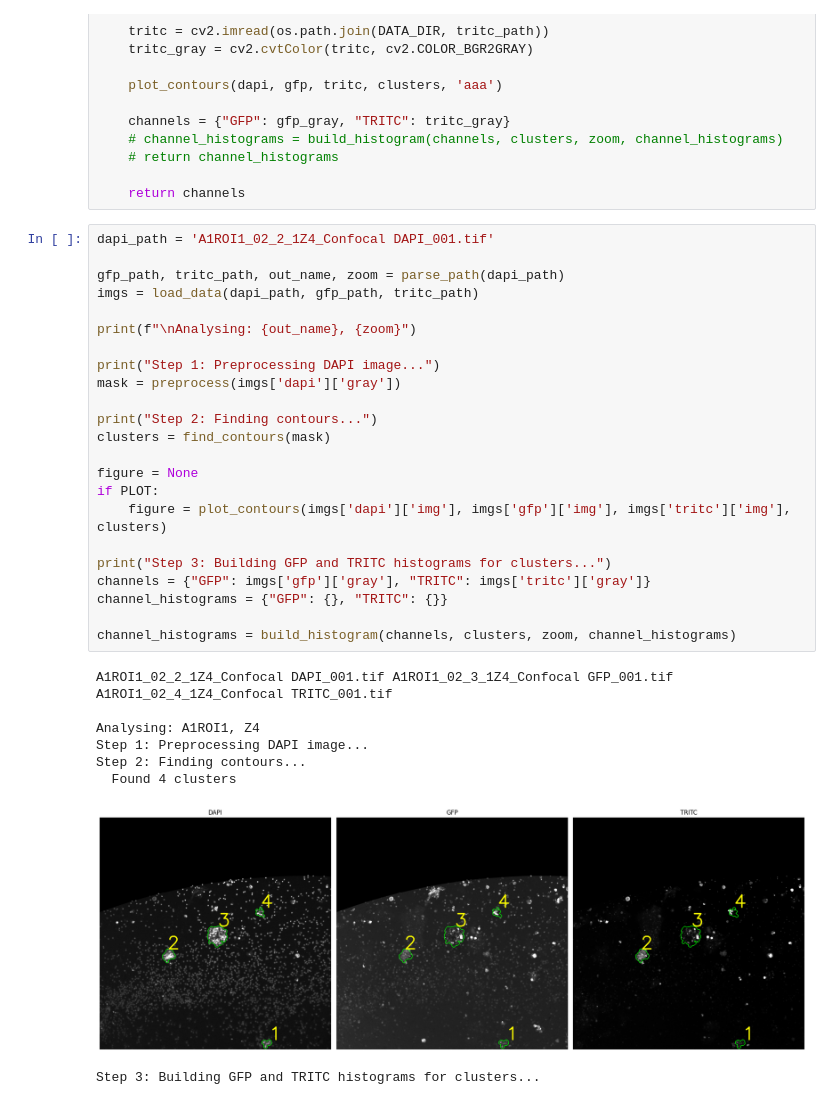
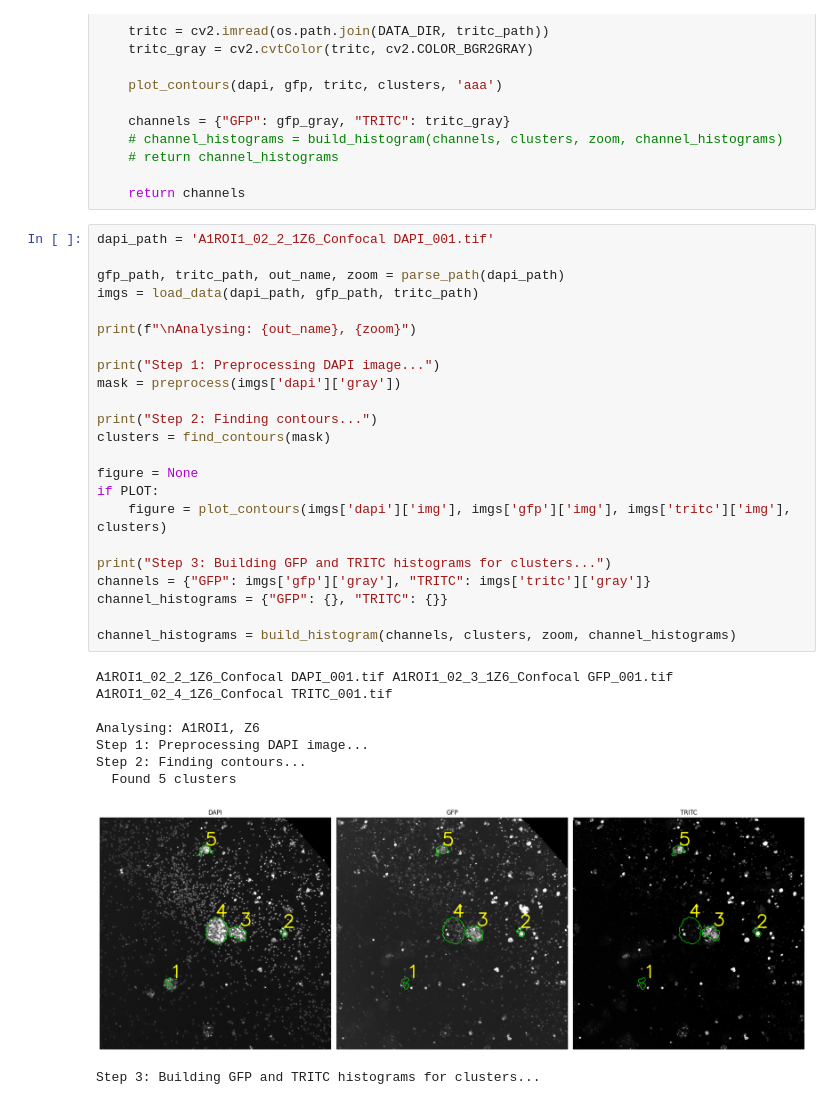
Before and after one commit to kuko6/roi-analysis, a Jupyter notebook: nb.ipynb, the cells around one changed output. Saved outputs shown, nothing was run; the diff lists cells and outputs as text.

```diff
--- a/nb.ipynb
+++ b/nb.ipynb
@@ -248,35 +269,35 @@ def additional_images(zoom: str, dapi_path: str, clusters, channel_histogramsan)
 
     return channels
 # %%
-dapi_path = 'A1ROI1_02_2_1Z4_Confocal DAPI_001.tif'
+dapi_path = 'A1ROI1_02_2_1Z6_Confocal DAPI_001.tif'
 
 gfp_path, tritc_path, out_name, zoom = parse_path(dapi_path)
 imgs = load_data(dapi_path, gfp_path, tritc_path)
 
 print(f"\nAnalysing: {out_name}, {zoom}")
 
 print("Step 1: Preprocessing DAPI image...")
 mask = preprocess(imgs['dapi']['gray'])
 
 print("Step 2: Finding contours...")
 clusters = find_contours(mask)
 
 figure = None
 if PLOT:
     figure = plot_contours(imgs['dapi']['img'], imgs['gfp']['img'], imgs['tritc']['img'], clusters)
 
 print("Step 3: Building GFP and TRITC histograms for clusters...")
 channels = {"GFP": imgs['gfp']['gray'], "TRITC": imgs['tritc']['gray']}
 channel_histograms = {"GFP": {}, "TRITC": {}}
 
 channel_histograms = build_histogram(channels, clusters, zoom, channel_histograms)
 # %% [output]
-A1ROI1_02_2_1Z4_Confocal DAPI_001.tif A1ROI1_02_3_1Z4_Confocal GFP_001.tif A1ROI1_02_4_1Z4_Confocal TRITC_001.tif
+A1ROI1_02_2_1Z6_Confocal DAPI_001.tif A1ROI1_02_3_1Z6_Confocal GFP_001.tif A1ROI1_02_4_1Z6_Confocal TRITC_001.tif
 
-Analysing: A1ROI1, Z4
+Analysing: A1ROI1, Z6
 Step 1: Preprocessing DAPI image...
 Step 2: Finding contours...
-  Found 4 clusters
+  Found 5 clusters
-[figure, old version]
+[figure, new version]
 Step 3: Building GFP and TRITC histograms for clusters...
 # %%
```
Also changed, not shown: parts of 4 cells of this notebook.
